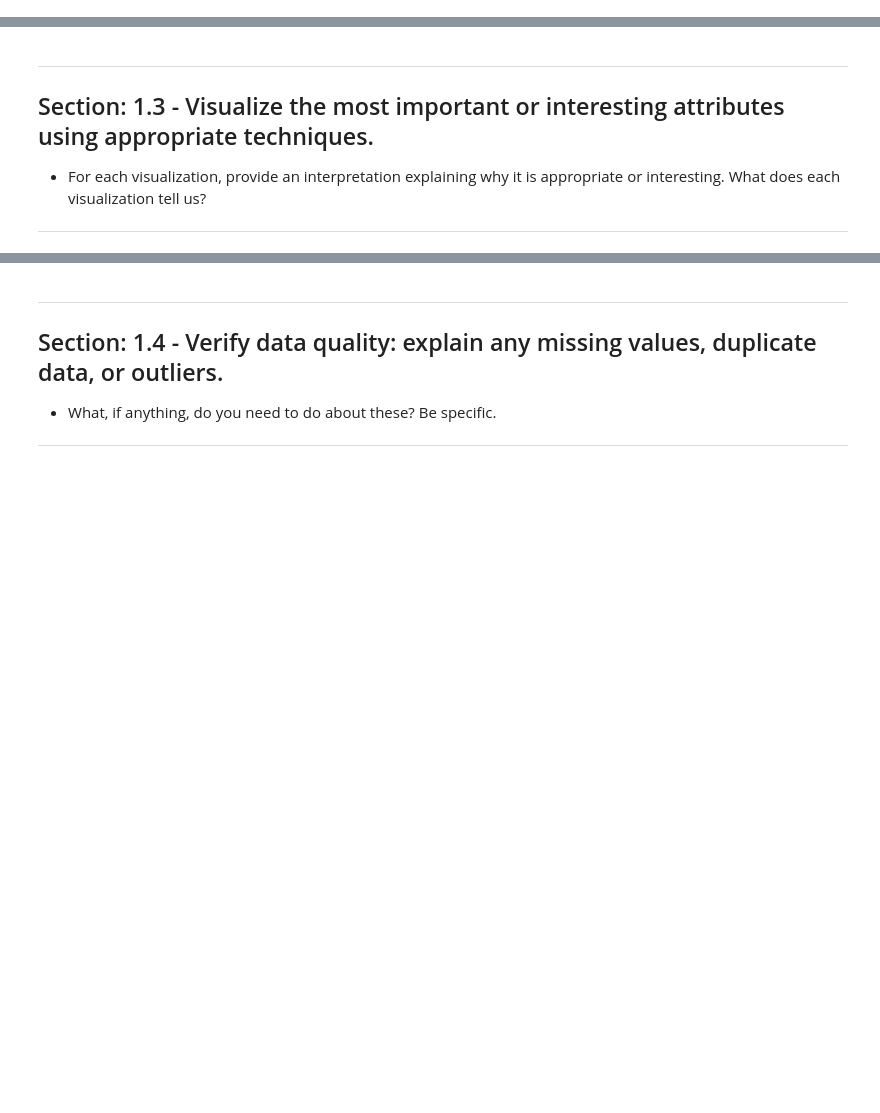
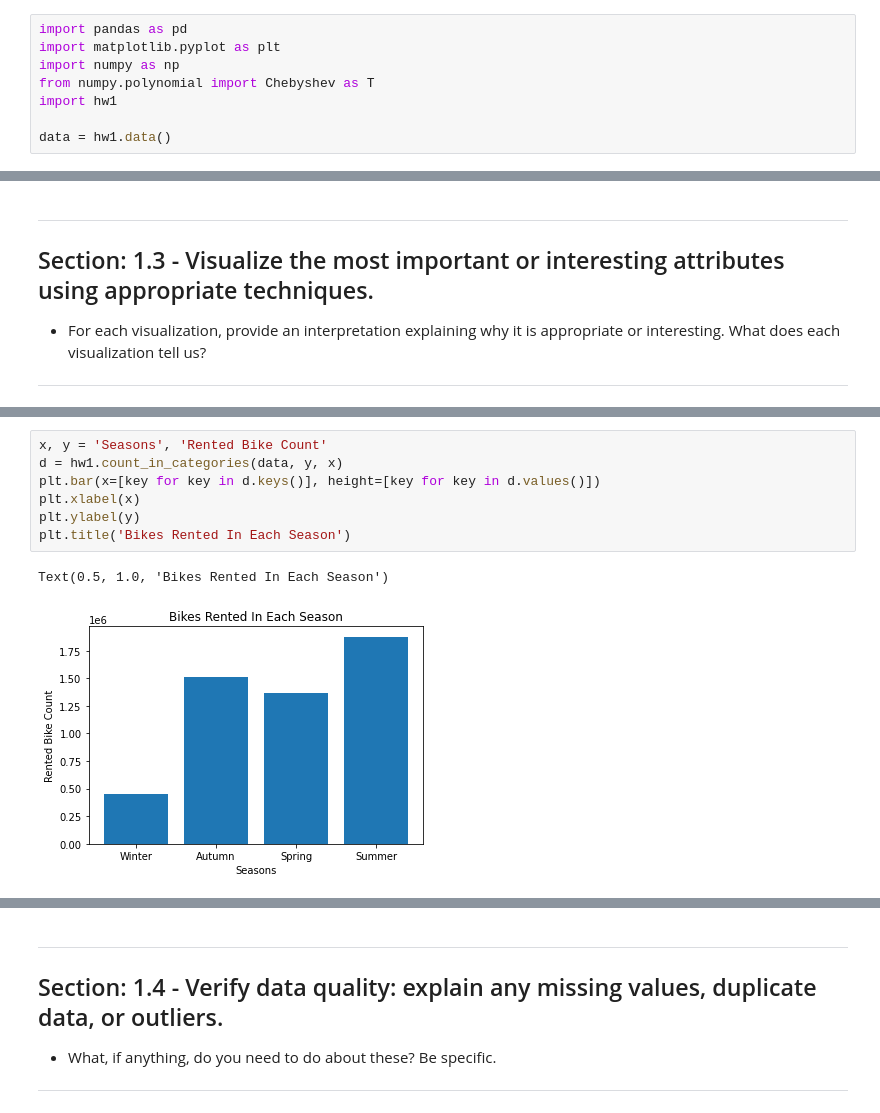
Before and after one commit to ryanstuckey0/cse5243-data-mining, a Jupyter notebook: hw1/CSE5243_EDA_HW_Template_V2.ipynb, the cells around one changed output, grey strips where cells are left out. Drawn from its saved outputs; the diff is of its cells as text; blank space fills up the shorter version.

Commit message:
worked on data analysis part of assignemnt

```diff
--- a/hw1/CSE5243_EDA_HW_Template_V2.ipynb
+++ b/hw1/CSE5243_EDA_HW_Template_V2.ipynb
@@ -20,6 +20,14 @@ Template Version V2.(Adopted from Prof. Tom Bihari's version)
 # Section: Setup
 - Add any needed imports, helper functions, etc., here.
 ***
+# %%
+import pandas as pd
+import matplotlib.pyplot as plt
+import numpy as np
+from numpy.polynomial import Chebyshev as T
+import hw1
+
+data = hw1.data()
 # %% [markdown]
 ***
 # Section: 1 - Data Understanding
@@ -42,0 +93,10 @@ Template Version V2.(Adopted from Prof. Tom Bihari's version)
+# %%
+x, y = 'Seasons', 'Rented Bike Count'
+d = hw1.count_in_categories(data, y, x)
+plt.bar(x=[key for key in d.keys()], height=[key for key in d.values()])
+plt.xlabel(x)
+plt.ylabel(y)
+plt.title('Bikes Rented In Each Season')
+# %% [output]
+Text(0.5, 1.0, 'Bikes Rented In Each Season')
+[figure, added]
```
Also changed, not shown: parts of 5 cells of this notebook, 2 other files.
